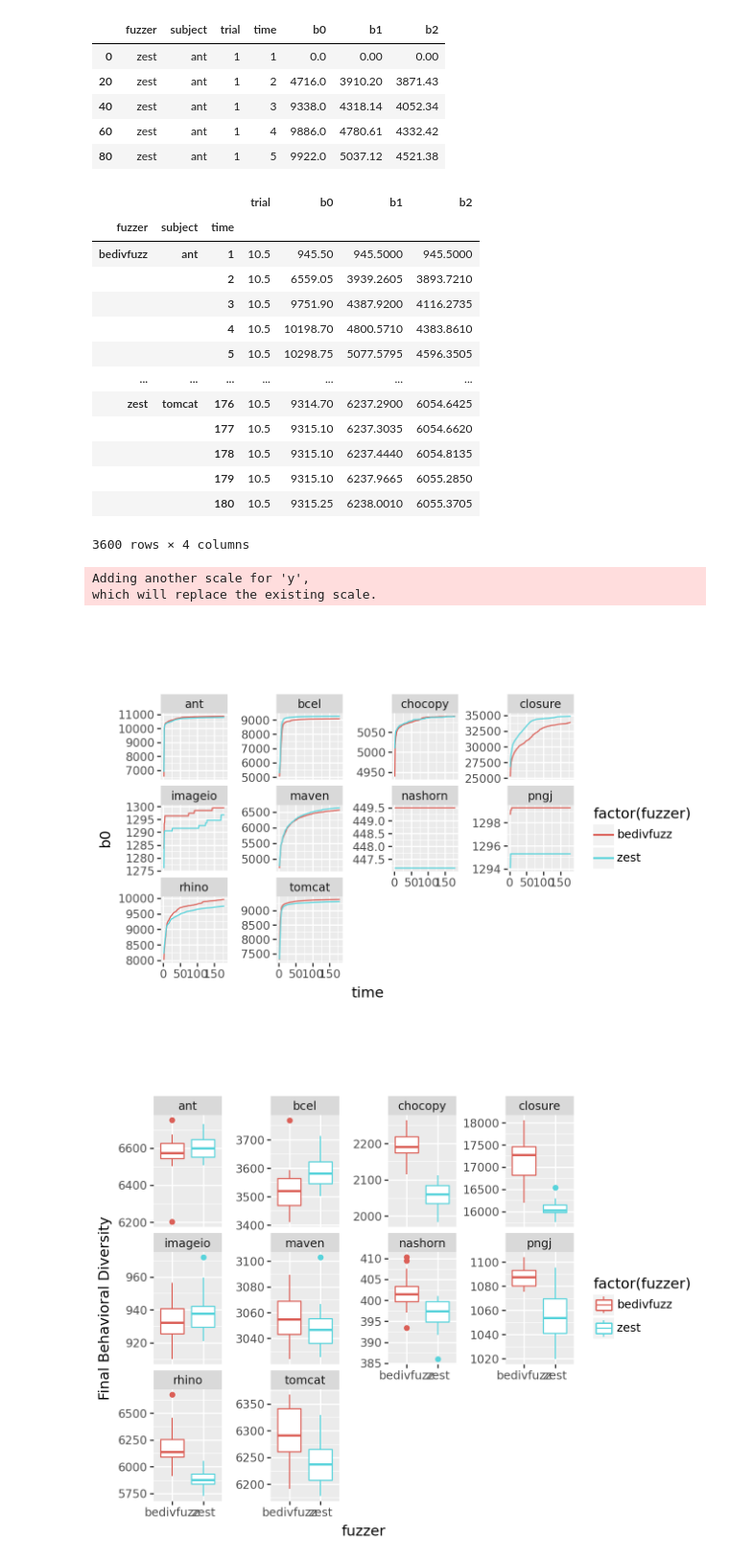
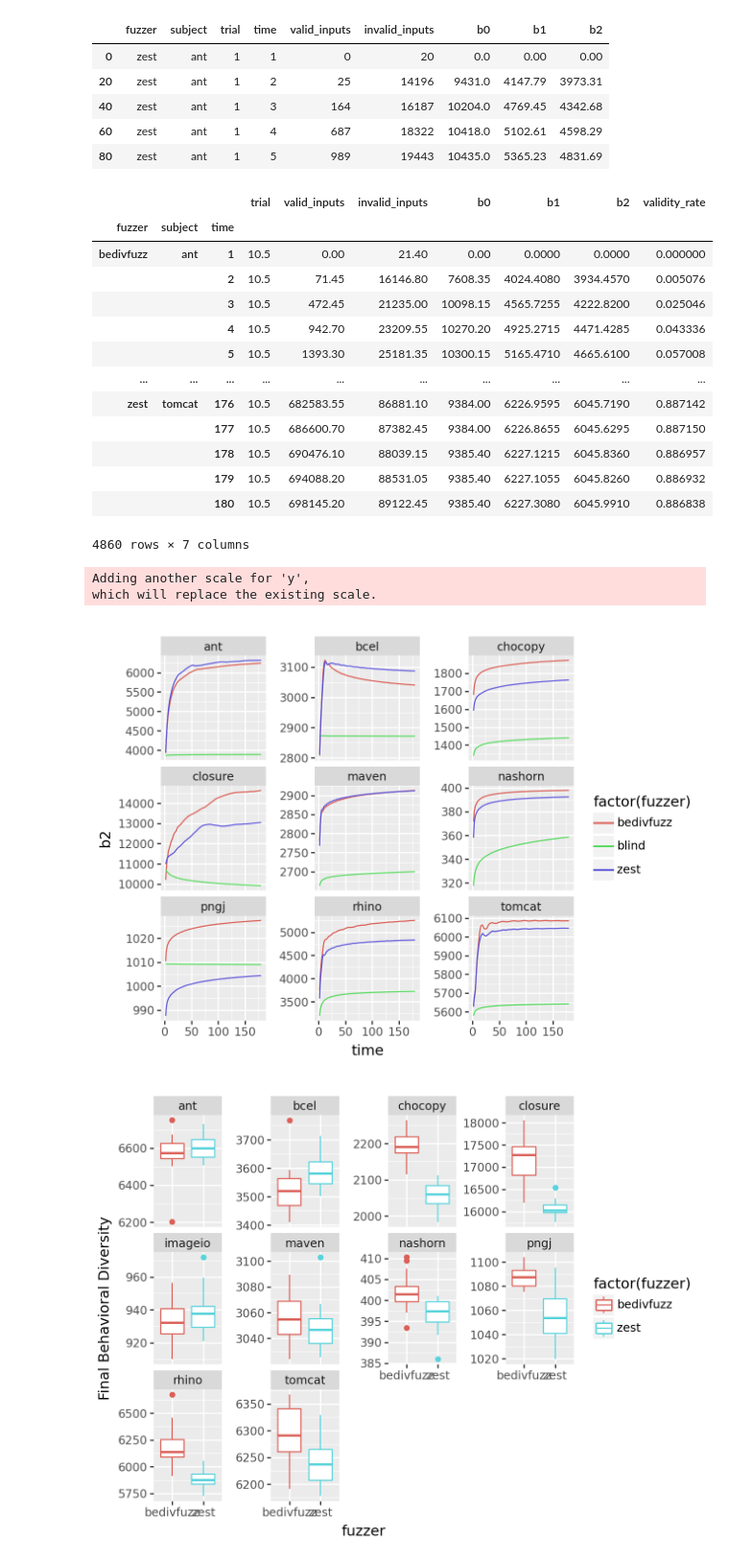
Before and after one commit to hub-se/BeDivFuzz, a Jupyter notebook: scripts/eval/slurm/plot_results.ipynb, the cells around one changed output. Shown: that part at 96% size. Saved outputs shown, nothing was run; the diff lists cells and outputs as text; code cells hidden in the pictures.

Commit message:
update: eval notebook

```diff
--- a/scripts/eval/slurm/plot_results.ipynb
+++ b/scripts/eval/slurm/plot_results.ipynb
@@ -6,12 +6,12 @@ import numpy as np
 import pandas as pd
 from plotnine import *
 # %%
-fuzzers = ['zest', 'bedivfuzz']
-subjects = ['ant', 'bcel', 'chocopy', 'closure', 'imageio', 'maven', 'nashorn', 'pngj', 'rhino', 'tomcat']
+fuzzers = ['zest', 'bedivfuzz', 'blind']
+subjects = ['ant', 'bcel', 'chocopy', 'closure', 'maven', 'nashorn', 'pngj', 'rhino', 'tomcat']
 num_trials = 20
 timeout = 180
 
-results_base_dir = 'eval-fast'
+results_base_dir = 'eval-fast-js-fixed'
 # %%
 def trial_df(fuzzer: str, subject: str, trial: int):
     df = pd.read_csv(
@@ -26,7 +26,7 @@ def trial_df(fuzzer: str, subject: str, trial: int):
     df['fuzzer'] = fuzzer
     df['subject'] = subject
 
-    return df[['fuzzer', 'subject', 'trial', 'time', 'b0', 'b1', 'b2']]
+    return df[['fuzzer', 'subject', 'trial', 'time', 'valid_inputs', 'invalid_inputs', 'b0', 'b1', 'b2']]
 # %%
 dfs = []
 for f, s, t in itertools.product(fuzzers, subjects, range(1, num_trials+1)):
@@ -35,41 +35,43 @@ trials = pd.concat(dfs)
 # %%
 trials.head()
 # %% [output]
-|  | fuzzer | subject | trial | time | b0 | b1 | b2 |
-| 0 | zest | ant | 1 | 1 | 0.0 | 0.00 | 0.00 |
-| 20 | zest | ant | 1 | 2 | 4716.0 | 3910.20 | 3871.43 |
-| 40 | zest | ant | 1 | 3 | 9338.0 | 4318.14 | 4052.34 |
-| 60 | zest | ant | 1 | 4 | 9886.0 | 4780.61 | 4332.42 |
-| 80 | zest | ant | 1 | 5 | 9922.0 | 5037.12 | 4521.38 |
+|  | fuzzer | subject | trial | time | valid_inputs | invalid_inputs | b0 | b1 | b2 |
+| 0 | zest | ant | 1 | 1 | 0 | 20 | 0.0 | 0.00 | 0.00 |
+| 20 | zest | ant | 1 | 2 | 25 | 14196 | 9431.0 | 4147.79 | 3973.31 |
+| 40 | zest | ant | 1 | 3 | 164 | 16187 | 10204.0 | 4769.45 | 4342.68 |
+| 60 | zest | ant | 1 | 4 | 687 | 18322 | 10418.0 | 5102.61 | 4598.29 |
+| 80 | zest | ant | 1 | 5 | 989 | 19443 | 10435.0 | 5365.23 | 4831.69 |
+# %%
+trials['validity_rate'] = trials['valid_inputs'] / (trials['valid_inputs'] + trials['invalid_inputs'])
 # %%
 mean_trials = trials.groupby(['fuzzer', 'subject', 'time']).agg('mean')
 # %%
 mean_trials
 # %% [output]
-|  |  |  | trial | b0 | b1 | b2 |
-| fuzzer | subject | time |  |  |  |  |
-| bedivfuzz | ant | 1 | 10.5 | 945.50 | 945.5000 | 945.5000 |
-|  |  | 2 | 10.5 | 6559.05 | 3939.2605 | 3893.7210 |
-|  |  | 3 | 10.5 | 9751.90 | 4387.9200 | 4116.2735 |
-|  |  | 4 | 10.5 | 10198.70 | 4800.5710 | 4383.8610 |
-|  |  | 5 | 10.5 | 10298.75 | 5077.5795 | 4596.3505 |
-| ... | ... | ... | ... | ... | ... | ... |
-| zest | tomcat | 176 | 10.5 | 9314.70 | 6237.2900 | 6054.6425 |
-|  |  | 177 | 10.5 | 9315.10 | 6237.3035 | 6054.6620 |
-|  |  | 178 | 10.5 | 9315.10 | 6237.4440 | 6054.8135 |
-|  |  | 179 | 10.5 | 9315.10 | 6237.9665 | 6055.2850 |
-|  |  | 180 | 10.5 | 9315.25 | 6238.0010 | 6055.3705 |
+|  |  |  | trial | valid_inputs | invalid_inputs | b0 | b1 | b2 | validity_rate |
+| fuzzer | subject | time |  |  |  |  |  |  |  |
+| bedivfuzz | ant | 1 | 10.5 | 0.00 | 21.40 | 0.00 | 0.0000 | 0.0000 | 0.000000 |
+|  |  | 2 | 10.5 | 71.45 | 16146.80 | 7608.35 | 4024.4080 | 3934.4570 | 0.005076 |
+|  |  | 3 | 10.5 | 472.45 | 21235.00 | 10098.15 | 4565.7255 | 4222.8200 | 0.025046 |
+|  |  | 4 | 10.5 | 942.70 | 23209.55 | 10270.20 | 4925.2715 | 4471.4285 | 0.043336 |
+|  |  | 5 | 10.5 | 1393.30 | 25181.35 | 10300.15 | 5165.4710 | 4665.6100 | 0.057008 |
+| ... | ... | ... | ... | ... | ... | ... | ... | ... | ... |
+| zest | tomcat | 176 | 10.5 | 682583.55 | 86881.10 | 9384.00 | 6226.9595 | 6045.7190 | 0.887142 |
+|  |  | 177 | 10.5 | 686600.70 | 87382.45 | 9384.00 | 6226.8655 | 6045.6295 | 0.887150 |
+|  |  | 178 | 10.5 | 690476.10 | 88039.15 | 9385.40 | 6227.1215 | 6045.8360 | 0.886957 |
+|  |  | 179 | 10.5 | 694088.20 | 88531.05 | 9385.40 | 6227.1055 | 6045.8260 | 0.886932 |
+|  |  | 180 | 10.5 | 698145.20 | 89122.45 | 9385.40 | 6227.3080 | 6045.9910 | 0.886838 |
-3600 rows × 4 columns
+4860 rows × 7 columns
 # %%
-(ggplot(mean_trials.reset_index().query("time > 1"), aes("time", "b0", color="factor(fuzzer)"))
+(ggplot(mean_trials.reset_index().query("time > 1"), aes("time", "b2", color="factor(fuzzer)"))
  + geom_line()
  + facet_wrap("~subject", scales="free_y")
  + theme(aspect_ratio = 1.0)
 )
 # %% [output]
 Adding another scale for 'y',
 which will replace the existing scale.
-[figure, old version]
+[figure, new version]
 # %%
 final_scores = trials.loc[trials['time'] == 180]
 
```
Also changed, not shown: parts of 14 cells of this notebook.
